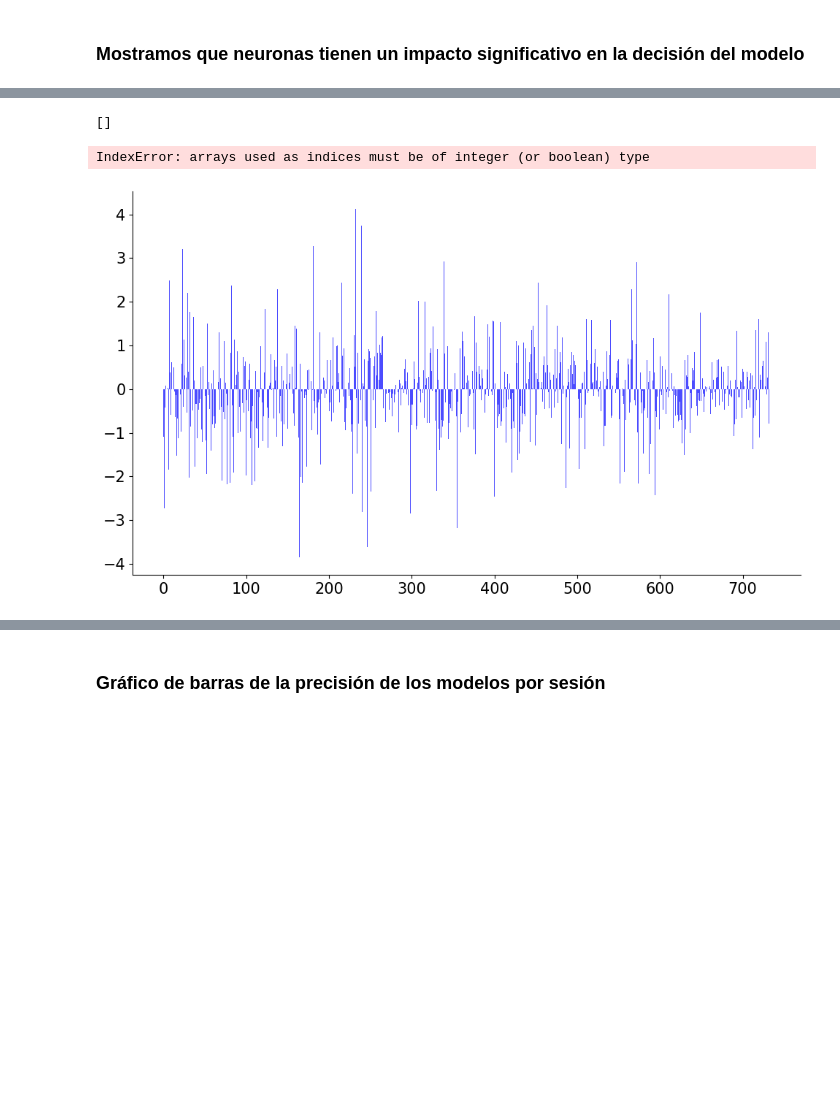
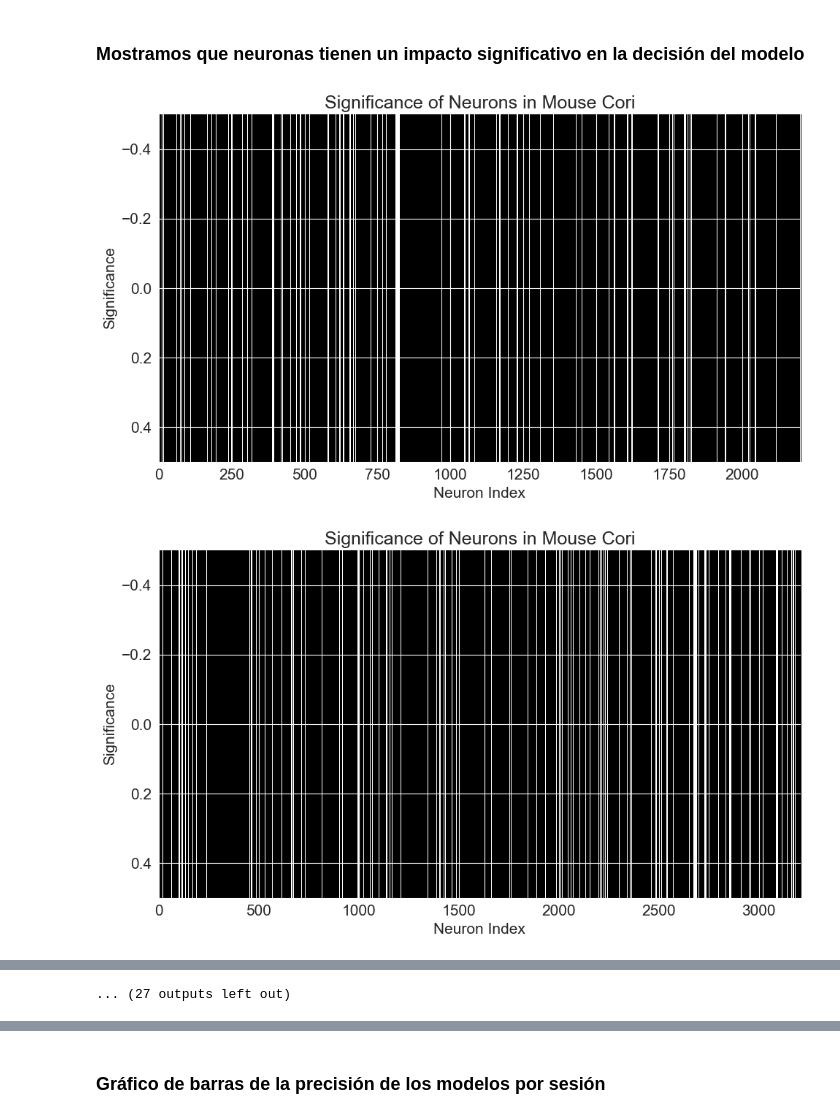
Before and after one commit to ImNotGone/NC-Final, a Jupyter notebook: TP_NC_Final_Bosetti_Martone.ipynb, the cells around one changed output, grey strips where cells are left out. Cells and saved outputs as stored; diff of their text form; code cells hidden in the pictures; blank space fills up the shorter version.

```diff
--- a/TP_NC_Final_Bosetti_Martone.ipynb
+++ b/TP_NC_Final_Bosetti_Martone.ipynb
@@ -202,18 +192,15 @@ for i, result in enumerate(accumultated_data):
 # %% [markdown]
 ### Mostramos que neuronas tienen un impacto significativo en la decisión del modelo
 # %%
+#Plot significant neurons for each model
 for i, result in enumerate(results):
-    coeficientes = result['coefficients']
-    significativos = result['significant']
-    print(significativos)
-
+    significant_neurons = result['significant']
     plt.figure(figsize=(10, 6))
-    plt.bar(range(len(coeficientes)), coeficientes, color='b', alpha=0.7, label='Coeficientes')
-    # Directly use significativos as a boolean mask for indexing
-    plt.scatter(np.arange(len(coeficientes))[significativos], coeficientes[significativos], color='red', label='Significativos')
-    plt.xlabel('Neuronas')
-    plt.ylabel('Peso en la decisión')
-    plt.title('Peso de cada neurona en la decisión del modelo')
-    plt.legend()
+    plt.imshow(significant_neurons.reshape(1, -1), cmap="Greys", aspect="auto", interpolation="none")
+    plt.xlabel('Neuron Index')
+    plt.ylabel('Significance')
+    plt.title('Significance of Neurons in Mouse ' + result['mouse_name'])
     plt.show()
 # %% [output]
+[figure, new version]
+[figure, added]
@@ -220,3 +217 @@ for i, result in enumerate(results):
-[]
+... (27 outputs left out)
-IndexError: arrays used as indices must be of integer (or boolean) type
-[figure, old version]
```
Also changed, not shown: parts of 7 cells of this notebook.
